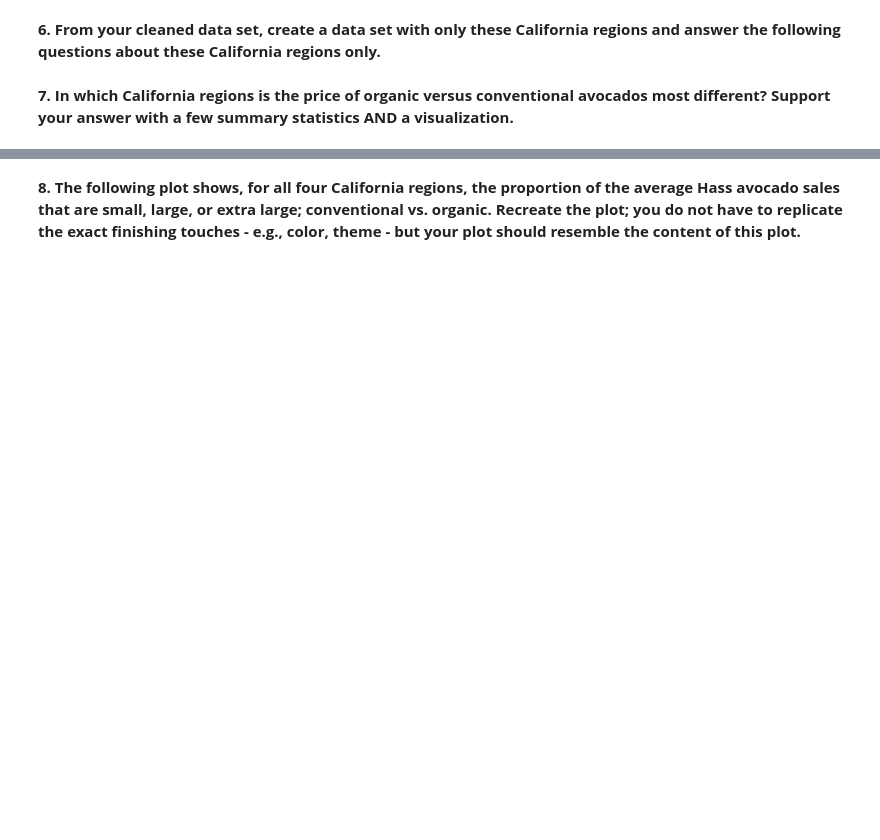
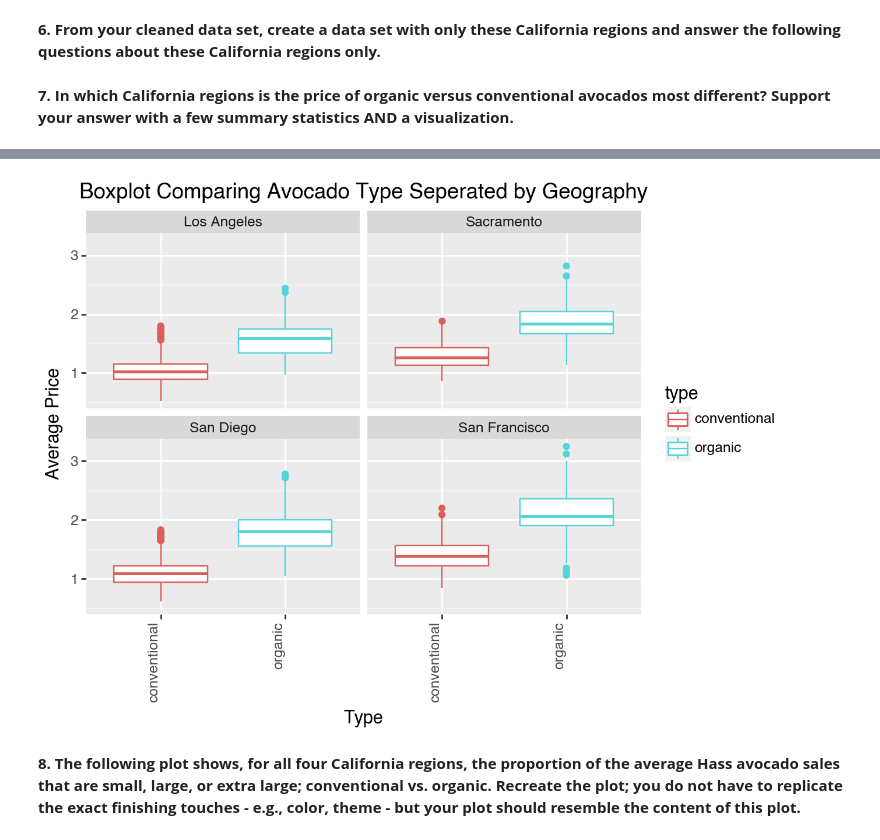
Before and after one commit to BLauf/GSB-544, a Jupyter notebook: labs/lab02/lab_02.ipynb, the cells around one changed output, grey strips where cells are left out. Cells and saved outputs as stored; diff of their text form; code cells hidden in the pictures; blank space fills up the shorter version.

Commit message:
finished up to last part, can't figure out graph

```diff
--- a/labs/lab02/lab_02.ipynb
+++ b/labs/lab02/lab_02.ipynb
@@ -30,14 +30,14 @@ avocado = pd.read_csv('data/avocado-updated-2020.csv')
                             #var_name="bag_type", value_name="bag_volume")
 
 
-
+avocado_clean = avocado
 # converts the string to date format
-avocado['date'] = pd.to_datetime(avocado['date'])
+avocado_clean['date'] = pd.to_datetime(avocado_clean['date'])
 
 #split date to 3 variables
-avocado['year'] = avocado['date'].dt.year
-avocado['month'] = avocado['date'].dt.month
-avocado['day'] = avocado['date'].dt.day
+avocado_clean['year'] = avocado_clean['date'].dt.year
+avocado_clean['month'] = avocado_clean['date'].dt.month
+avocado_clean['day'] = avocado_clean['date'].dt.day
 # %% [markdown]
 **Exercises**
 # %% [markdown]
@@ -106,4 +141,6 @@ plot = (
 # %% [markdown]
 **6. From your cleaned data set, create a data set with only these California regions and answer the following questions about these California regions only.**
+# %%
+california = avocado_clean[(avocado["geography"] == "Los Angeles") | (avocado_clean["geography"] == "San Diego") | (avocado_clean["geography"] == "Sacramento") | (avocado_clean["geography"] == "San Francisco")]
 # %% [markdown]
 **7. In which California regions is the price of organic versus conventional avocados most different? Support your answer with a few summary statistics AND a visualization.**
@@ -110,2 +168,12 @@ plot = (
+# %%
+#boxplot using facet_wrap for region
+(ggplot(california, aes(x='type', y='average_price', color = 'type'))
+    + geom_boxplot()
+    + facet_wrap('geography')
+    + theme(axis_text_x=element_text(angle=90, hjust=1))
+    + labs(title='Boxplot Comparing Avocado Type Seperated by Geography', x='Type', y='Average Price')
+)
+# %% [output]
+[figure, added]
 # %% [markdown]
 **8. The following plot shows, for all four California regions, the proportion of the average Hass avocado sales that are small, large, or extra large; conventional vs. organic. Recreate the plot; you do not have to replicate the exact finishing touches - e.g., color, theme - but your plot should resemble the content of this plot.**
```
Also changed, not shown: parts of 12 cells of this notebook, 2 other files.
